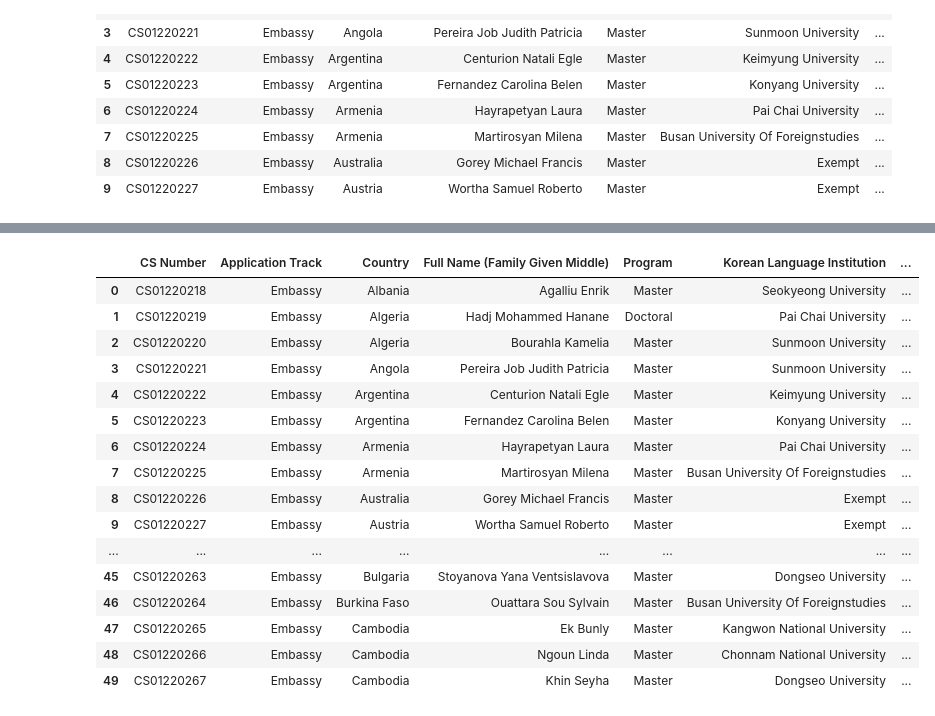
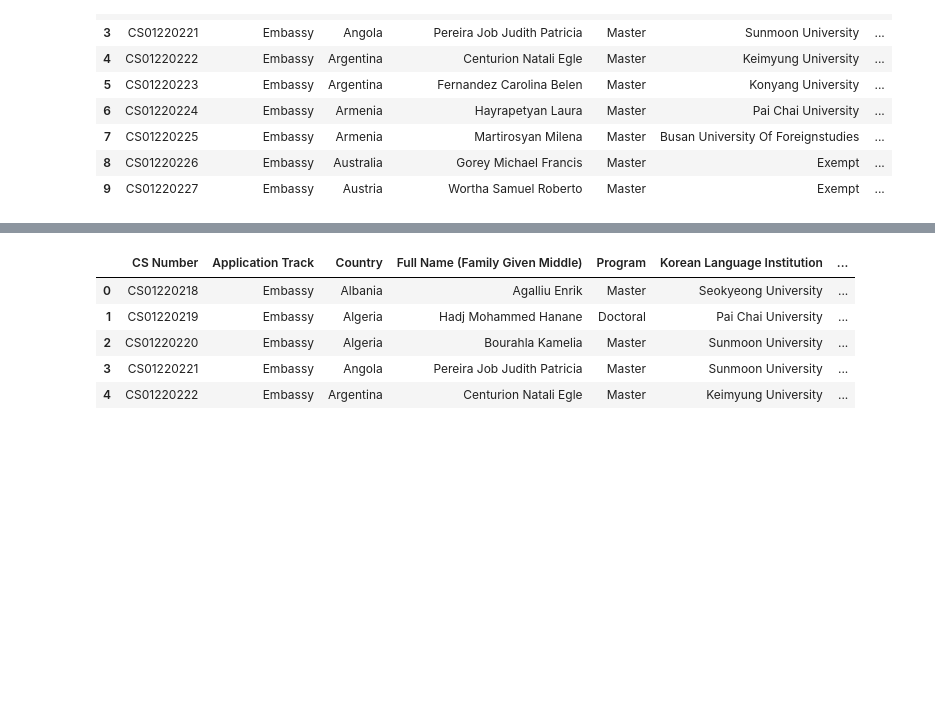
Before and after one commit to JASorianoHernandez/koreanLanguage, a Jupyter notebook: GKS_2022_Data_Visualization.ipynb, the cells around one changed output, grey strips where cells are left out. Drawn from its saved outputs; the diff is of its cells as text; code cells hidden in the pictures; blank space fills up the shorter version.

```diff
--- a/GKS_2022_Data_Visualization.ipynb
+++ b/GKS_2022_Data_Visualization.ipynb
@@ -164,23 +126,35 @@ geolocator = Nominatim(user_agent="pizza")
 geocode = RateLimiter(geolocator.geocode, min_delay_seconds=1)
 df_gks['location'] = df_gks['Country'].apply(geocode)
 df_gks['point'] = df_gks['location'].apply(lambda loc: tuple(loc.point) if loc else None)
+# %%
+##rango = range(0, df_gks.shape[0])  ###
+latitude_value=list(rango)
+longitude_value =list(rango)
+
+for i in range(df_gks.shape[0]):
+    latitude_value[i]  = df_gks.loc[i,'point'][0]
+    longitude_value[i] = df_gks.loc[i,'point'][1]
+# %%
+df_gks['latitude'] = latitude_value
+df_gks['longitude'] = longitude_value
+# %%
+df_gks['country_sum'] = df_gks.groupby('alpha2_country')['one'].transform('sum')
+df_gks['proportion'] = df_gks['country_sum'] / df_gks.shape[0]
+# %%
+one =list(rango)
+
+for i in range(df_gks.shape[0]):
+    one[i] = 1
+
+df_gks['one'] = one
+
+##df_gks.drop('one', inplace=True, axis=1)
 # %%
-df_gks.head(50)
+df_gks.head(5)
 # %% [output]
 |  | CS Number | Application Track | Country | Full Name (Family Given Middle) | Program | Korean Language Institution | ... |
 | 0 | CS01220218 | Embassy | Albania | Agalliu Enrik | Master | Seokyeong University | ... |
 | 1 | CS01220219 | Embassy | Algeria | Hadj Mohammed Hanane | Doctoral | Pai Chai University | ... |
 | 2 | CS01220220 | Embassy | Algeria | Bourahla Kamelia | Master | Sunmoon University | ... |
 | 3 | CS01220221 | Embassy | Angola | Pereira Job Judith Patricia | Master | Sunmoon University | ... |
 | 4 | CS01220222 | Embassy | Argentina | Centurion Natali Egle | Master | Keimyung University | ... |
-| 5 | CS01220223 | Embassy | Argentina | Fernandez Carolina Belen | Master | Konyang University | ... |
-| 6 | CS01220224 | Embassy | Armenia | Hayrapetyan Laura | Master | Pai Chai University | ... |
-| 7 | CS01220225 | Embassy | Armenia | Martirosyan Milena | Master | Busan University Of Foreignstudies | ... |
-| 8 | CS01220226 | Embassy | Australia | Gorey Michael Francis | Master | Exempt | ... |
-| 9 | CS01220227 | Embassy | Austria | Wortha Samuel Roberto | Master | Exempt | ... |
-| ... | ... | ... | ... | ... | ... | ... | ... |
-| 45 | CS01220263 | Embassy | Bulgaria | Stoyanova Yana Ventsislavova | Master | Dongseo University | ... |
-| 46 | CS01220264 | Embassy | Burkina Faso | Ouattara Sou Sylvain | Master | Busan University Of Foreignstudies | ... |
-| 47 | CS01220265 | Embassy | Cambodia | Ek Bunly | Master | Kangwon National University | ... |
-| 48 | CS01220266 | Embassy | Cambodia | Ngoun Linda | Master | Chonnam National University | ... |
-| 49 | CS01220267 | Embassy | Cambodia | Khin Seyha | Master | Dongseo University | ... |
```
Also changed, not shown: parts of 14 cells of this notebook, 1 other file.
